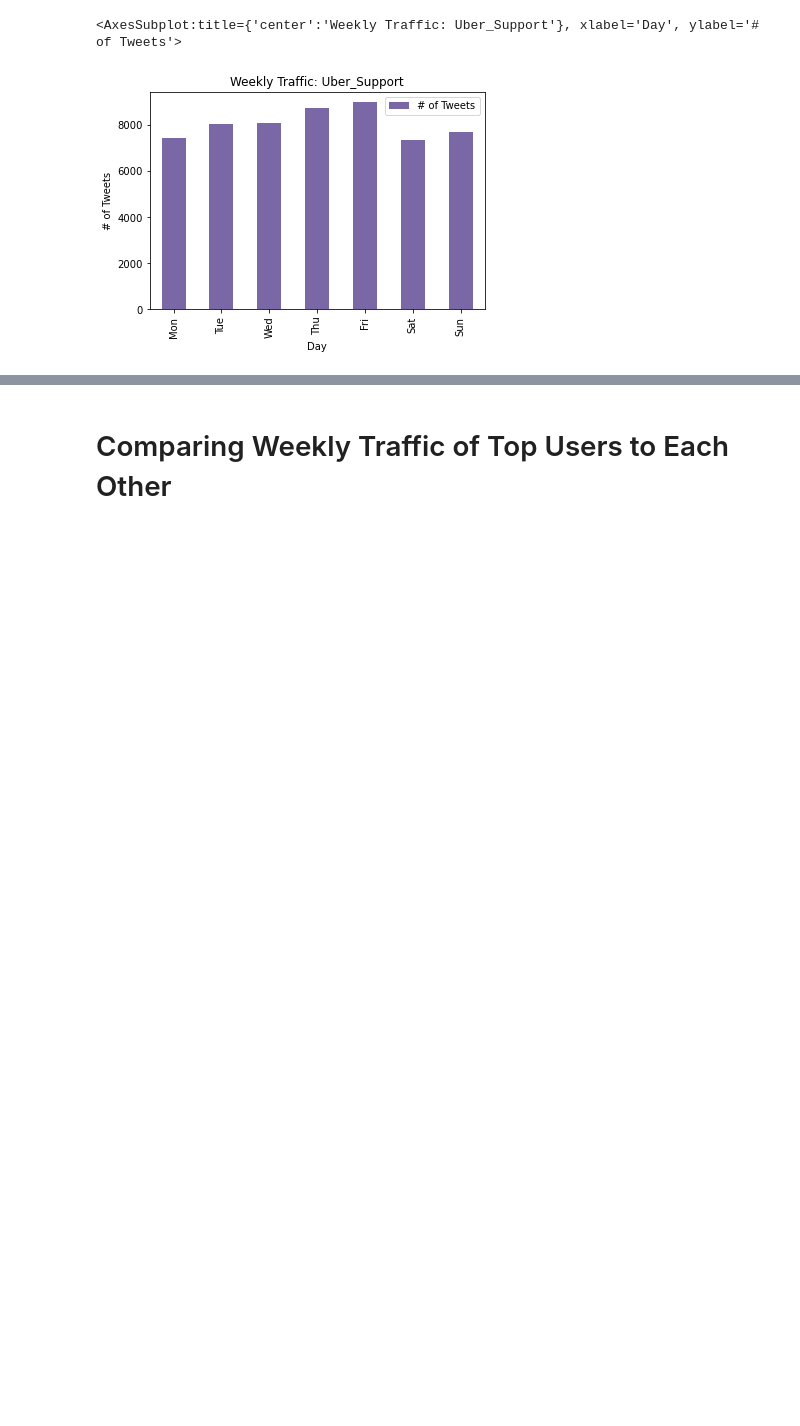
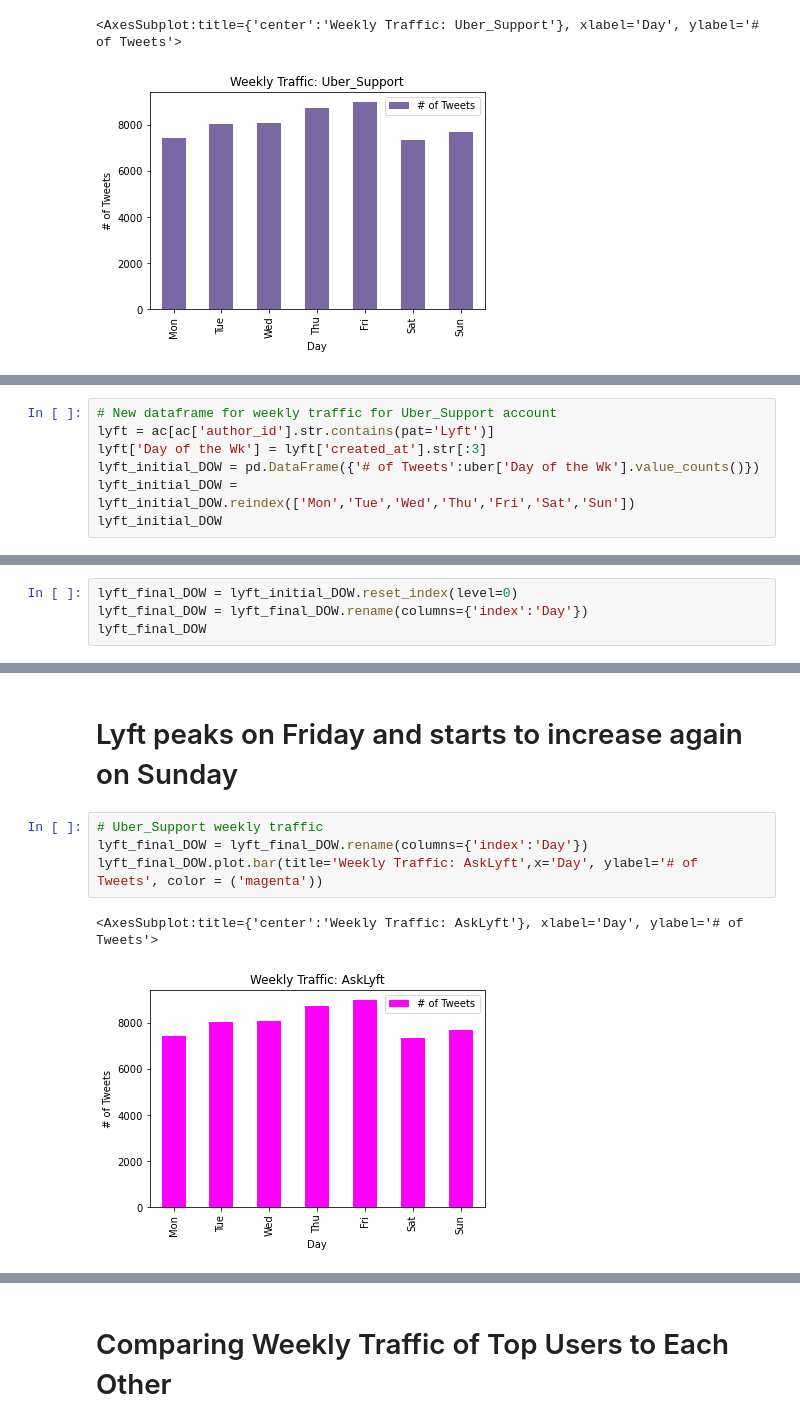
Before and after one commit to cfrivera/OA-Project, a Jupyter notebook: Tw_Chatbot_Analysis.ipynb, the cells around one changed output, grey strips where cells are left out. Drawn from its saved outputs; the diff is of its cells as text; blank space fills up the shorter version.

```diff
--- a/Tw_Chatbot_Analysis.ipynb
+++ b/Tw_Chatbot_Analysis.ipynb
@@ -486,0 +619,7 @@ uber_compare_final = uber_compare_final.rename(columns={'index':'Day'})
+# %%
+# New dataframe for weekly traffic for Uber_Support account
+lyft = ac[ac['author_id'].str.contains(pat='Lyft')]
+lyft['Day of the Wk'] = lyft['created_at'].str[:3]
+lyft_initial_DOW = pd.DataFrame({'# of Tweets':uber['Day of the Wk'].value_counts()})
+lyft_initial_DOW = lyft_initial_DOW.reindex(['Mon','Tue','Wed','Thu','Fri','Sat','Sun'])
+lyft_initial_DOW
@@ -486,0 +639,4 @@ uber_compare_final = uber_compare_final.rename(columns={'index':'Day'})
+# %%
+lyft_final_DOW = lyft_initial_DOW.reset_index(level=0)
+lyft_final_DOW = lyft_final_DOW.rename(columns={'index':'Day'})
+lyft_final_DOW
@@ -486,0 +652,9 @@ uber_compare_final = uber_compare_final.rename(columns={'index':'Day'})
+# %% [markdown]
+# Lyft peaks on Friday and starts to increase again on Sunday
+# %%
+# Uber_Support weekly traffic
+lyft_final_DOW = lyft_final_DOW.rename(columns={'index':'Day'})
+lyft_final_DOW.plot.bar(title='Weekly Traffic: AskLyft',x='Day', ylabel='# of Tweets', color = ('magenta'))
+# %% [output]
+<AxesSubplot:title={'center':'Weekly Traffic: AskLyft'}, xlabel='Day', ylabel='# of Tweets'>
+[figure, added]
```
Also changed, not shown: parts of 150 cells of this notebook.
